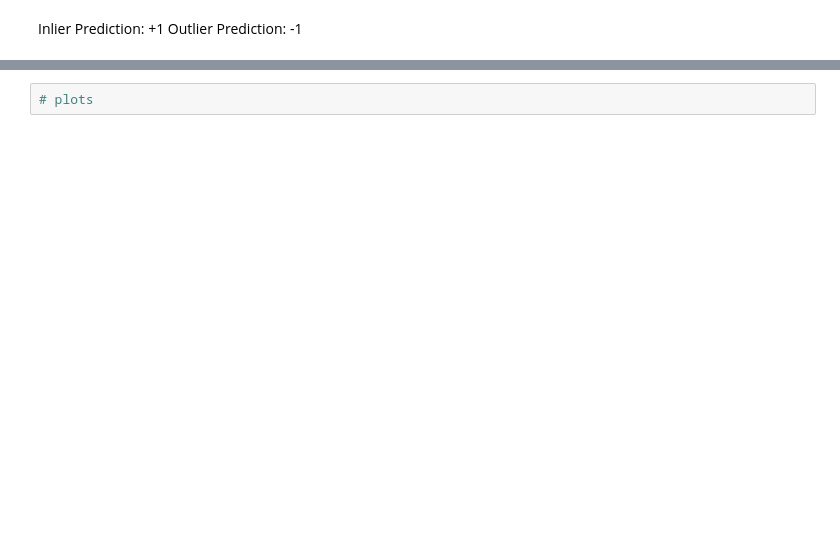
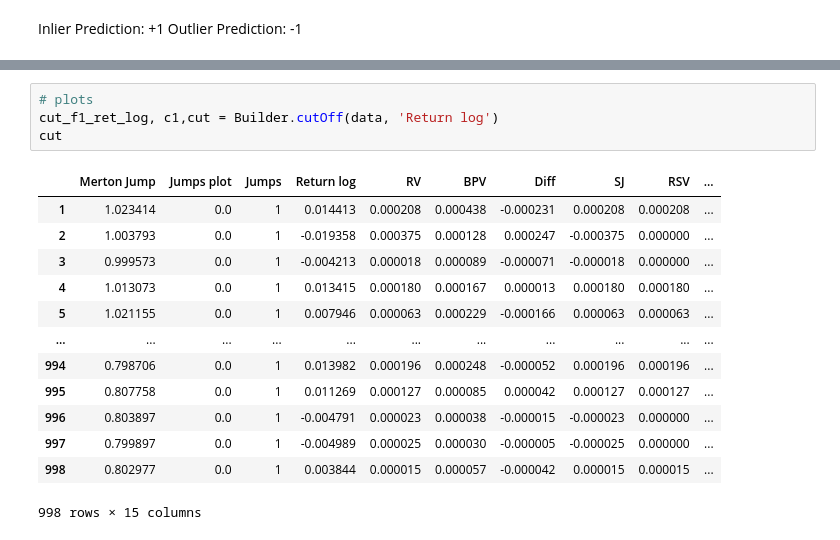
Before and after one commit to Mastercheef/Projekt-Datenanalyse, a Jupyter notebook: MainProject/MainNotebook.ipynb, the cells around one changed output, grey strips where cells are left out. Saved outputs shown, nothing was run; the diff lists cells and outputs as text; blank space fills up the shorter version.

```diff
--- a/MainProject/MainNotebook.ipynb
+++ b/MainProject/MainNotebook.ipynb
@@ -61,5 +44,21 @@ IF Returns:  0.8848071372343216
-# %%
-# plots
+# %%
+# plots
+cut_f1_ret_log, c1,cut = Builder.cutOff(data, 'Return log')
+cut
+# %% [output]
+|  | Merton Jump | Jumps plot | Jumps | Return log | RV | BPV | Diff | SJ | RSV | ... |
+| 1 | 1.023414 | 0.0 | 1 | 0.014413 | 0.000208 | 0.000438 | -0.000231 | 0.000208 | 0.000208 | ... |
+| 2 | 1.003793 | 0.0 | 1 | -0.019358 | 0.000375 | 0.000128 | 0.000247 | -0.000375 | 0.000000 | ... |
+| 3 | 0.999573 | 0.0 | 1 | -0.004213 | 0.000018 | 0.000089 | -0.000071 | -0.000018 | 0.000000 | ... |
+| 4 | 1.013073 | 0.0 | 1 | 0.013415 | 0.000180 | 0.000167 | 0.000013 | 0.000180 | 0.000180 | ... |
+| 5 | 1.021155 | 0.0 | 1 | 0.007946 | 0.000063 | 0.000229 | -0.000166 | 0.000063 | 0.000063 | ... |
+| ... | ... | ... | ... | ... | ... | ... | ... | ... | ... | ... |
+| 994 | 0.798706 | 0.0 | 1 | 0.013982 | 0.000196 | 0.000248 | -0.000052 | 0.000196 | 0.000196 | ... |
+| 995 | 0.807758 | 0.0 | 1 | 0.011269 | 0.000127 | 0.000085 | 0.000042 | 0.000127 | 0.000127 | ... |
+| 996 | 0.803897 | 0.0 | 1 | -0.004791 | 0.000023 | 0.000038 | -0.000015 | -0.000023 | 0.000000 | ... |
+| 997 | 0.799897 | 0.0 | 1 | -0.004989 | 0.000025 | 0.000030 | -0.000005 | -0.000025 | 0.000000 | ... |
+| 998 | 0.802977 | 0.0 | 1 | 0.003844 | 0.000015 | 0.000057 | -0.000042 | 0.000015 | 0.000015 | ... |
+998 rows × 15 columns
 # %%
 Builder.plotter(data)
 # %% [output]
```
Also changed, not shown: parts of 12 cells of this notebook, 7 other files.
